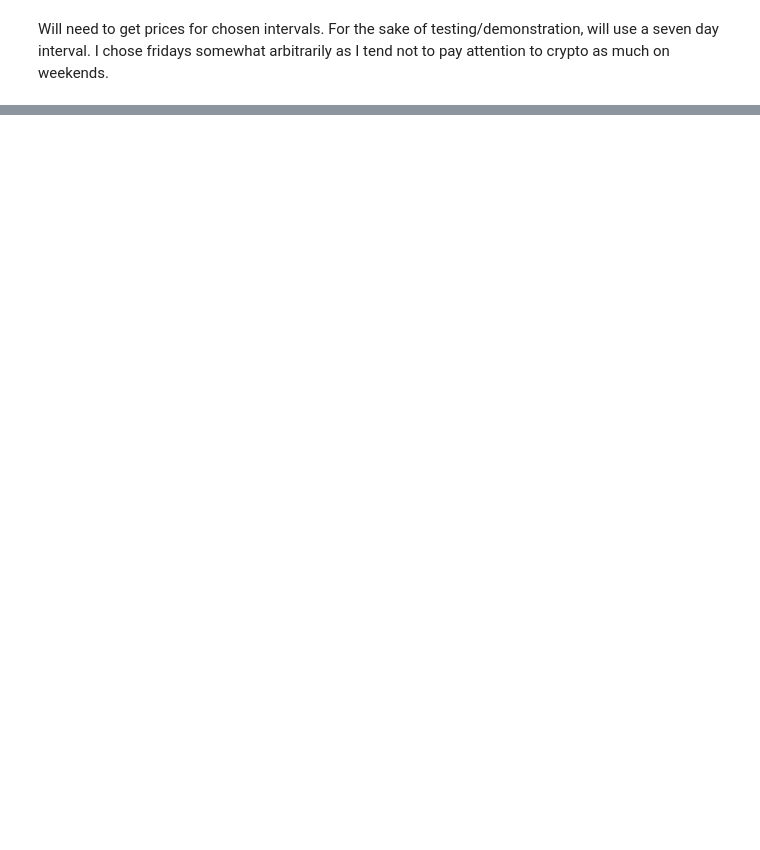
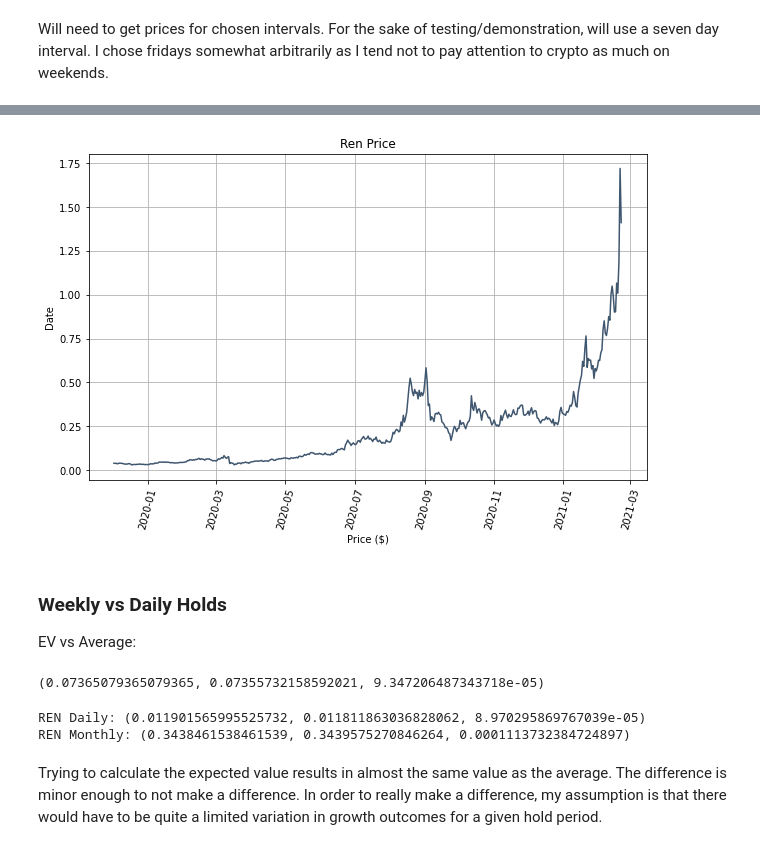
Before and after one commit to jose-marquez89/coingecko-api-tests, a Jupyter notebook: notebooks/charts.ipynb, the cells around one changed output, grey strips where cells are left out. Saved outputs shown, nothing was run; the diff lists cells and outputs as text; code cells hidden in the pictures; blank space fills up the shorter version.

Commit message:
adds analysis of average vs expected value

```diff
--- a/notebooks/charts.ipynb
+++ b/notebooks/charts.ipynb
@@ -103,0 +209,10 @@ changes
+# %%
+with open("republic-protocol.json", "r") as ren_file:
+    ren_json = json.load(ren_file)
+
+ren_prices = ren_json["prices"]
+
+ren_df = pd.DataFrame(data=ren_prices, columns=["unix_ts", "price"])
+ren_df["timestamp"] = pd.to_datetime(ren_df["unix_ts"], unit="ms")
+
+ren_df.head()
@@ -103,0 +226,50 @@ changes
+# %%
+# plot REN history for fun
+fig, ax = plt.subplots(figsize=(10,6))
+
+ax.plot(ren_df["timestamp"], ren_df["price"], c="#3F566F")
+ax.set(xlabel="Price ($)", ylabel="Date", title="Ren Price")
+ax.grid(b=True)
+
+plt.xticks(rotation=75)
+
+plt.show()
+# %% [output]
+[figure, added]
+# %% [markdown]
+### Weekly vs Daily Holds
+EV vs Average:
+# %%
+# create a re-usable function
+
+def hold_values(price_data, frequency="D"):
+    earliest = price_data["timestamp"].min().date()
+    latest = price_data["timestamp"].max().date()
+
+    drange = pd.date_range(start=earliest, end=latest, freq=frequency)
+
+    prices = closing_prices(price_data, drange)
+    price_changes = get_growths(prices)
+    change_counts = count_and_round(price_changes)
+
+    average = avg(price_changes)
+    expected_value = ev(change_counts)
+    difference = abs(average - expected_value)
+
+    return average, expected_value, difference
+
+ren_result = hold_values(ren_df, frequency="W-FRI")
+print(ren_result)
+# %% [output]
+(0.07365079365079365, 0.07355732158592021, 9.347206487343718e-05)
+# %%
+ren_daily = hold_values(ren_df)
+print("REN Daily:", ren_daily)
+
+ren_monthly = hold_values(ren_df, frequency="M")
+print("REN Monthly:", ren_monthly)
+# %% [output]
+REN Daily: (0.011901565995525732, 0.011811863036828062, 8.970295869767039e-05)
+REN Monthly: (0.3438461538461539, 0.3439575270846264, 0.0001113732384724897)
+# %% [markdown]
+Trying to calculate the expected value results in almost the same value as the average. The difference is minor enough to not make a difference. In order to really make a difference, my assumption is that there would have to be quite a limited variation in growth outcomes for a given hold period.
```
Also changed, not shown: parts of 15 cells of this notebook.
